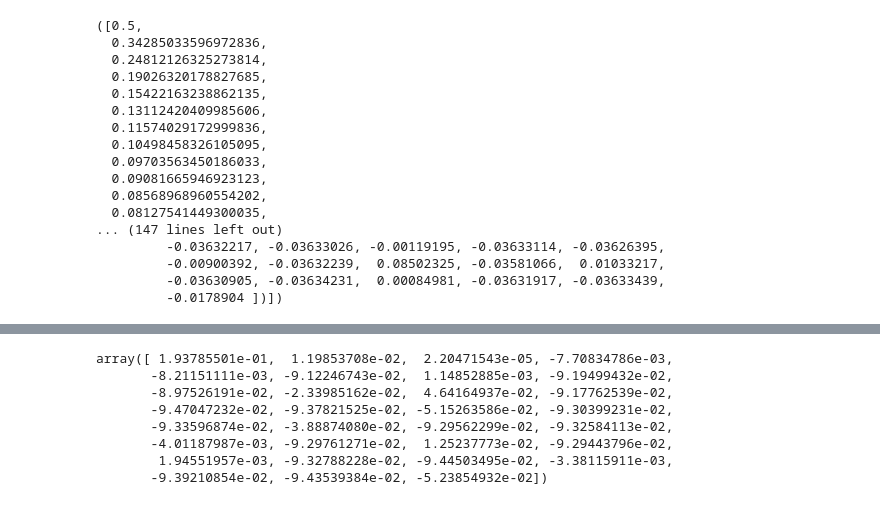
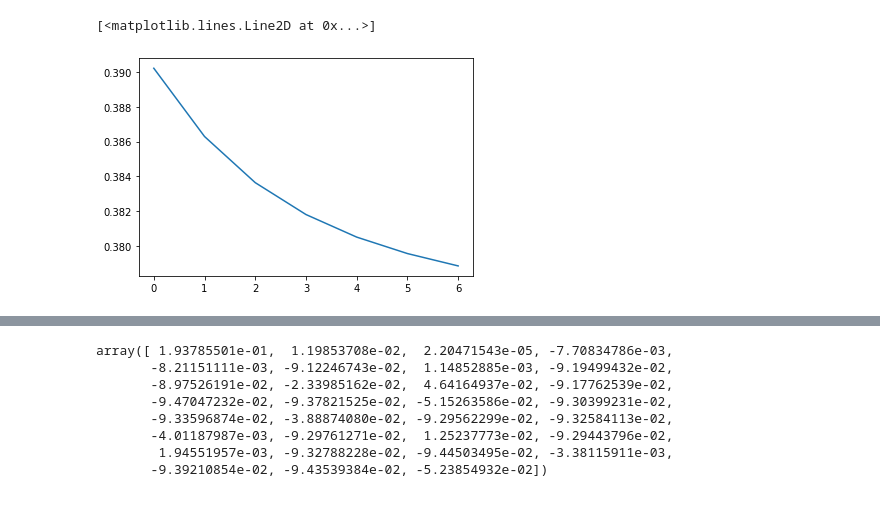
Before and after one commit to cs210-bbernath/The_MadLads, a Jupyter notebook: Testing_the_data-Copy1.ipynb, the cells around one changed output, grey strips where cells are left out. Drawn from its saved outputs; the diff is of its cells as text; code cells hidden in the pictures.

Commit message:
update for loop testing gamma gradient descent

```diff
--- a/Testing_the_data-Copy1.ipynb
+++ b/Testing_the_data-Copy1.ipynb
@@ -49,15 +28,27 @@ array([[ 1.12541e+02,  7.95890e+01,  2.39160e+01, ..., -1.20000e-02,
 # %%
-initial_w = np.random.randint(0,1,31)
+initial_w = np.random.randint(0,1,21)
 batch_size = 1
-max_iters = 20
+max_iters = 100
 gamma = 0.01
 lambda_ = 0.01
 # %%
 # standardize the data
-std_data, mean, std = standardize(input_data)
+std_data_tr, mean_tr, std_tr = standardize(np.transpose(cleaned_columns_tr))
 # %%
 # build the model (add 1's for the w0)
-tx, y = build_model_data(std_data, yb)
+tx, y = build_model_data(std_data_tr, yb_tr)
+# %%
+gammas = [0.04, 0.05, 0.06, 0.07, 0.08, 0.09, 0.1]
 # %%
-gradient_descent(y, tx, initial_w, max_iters, gamma)
+import matplotlib.pyplot as plt
+
+min_losses = []
+for gamma in gammas:
+    losses, ws = gradient_descent(y, tx, initial_w, max_iters, gamma)
+    min_loss = min(losses)
+    idx_best = np.argmin(losses)
+    print("the best with gamma = ", gamma, "is :", min_loss)
+    min_losses.append(min_loss)
+
+plt.plot(min_losses)
 # %% [output]
@@ -84,20 +62,5 @@ GD iter. 19/19: loss=0.056559987318936494, w0=0.07437576969758615, w1=0.05920652
-([0.5,
-  0.34285033596972836,
-  0.24812126325273814,
-  0.19026320178827685,
-  0.15422163238862135,
-  0.13112420409985606,
-  0.11574029172999836,
-  0.10498458326105095,
-  0.09703563450186033,
-  0.09081665946923123,
-  0.08568968960554202,
-  0.08127541449300035,
-... (147 lines left out)
-         -0.03632217, -0.03633026, -0.00119195, -0.03633114, -0.03626395,
-         -0.00900392, -0.03632239,  0.08502325, -0.03581066,  0.01033217,
-         -0.03630905, -0.03634231,  0.00084981, -0.03631917, -0.03633439,
-         -0.0178904 ])])
+[<matplotlib.lines.Line2D at 0x...>]
+[figure, added]
 # %%
 stochastic_gradient_descent(y, tx, initial_w, batch_size, max_iters, gamma)
 # %% [output]
```
Also changed, not shown: parts of 11 cells of this notebook.
